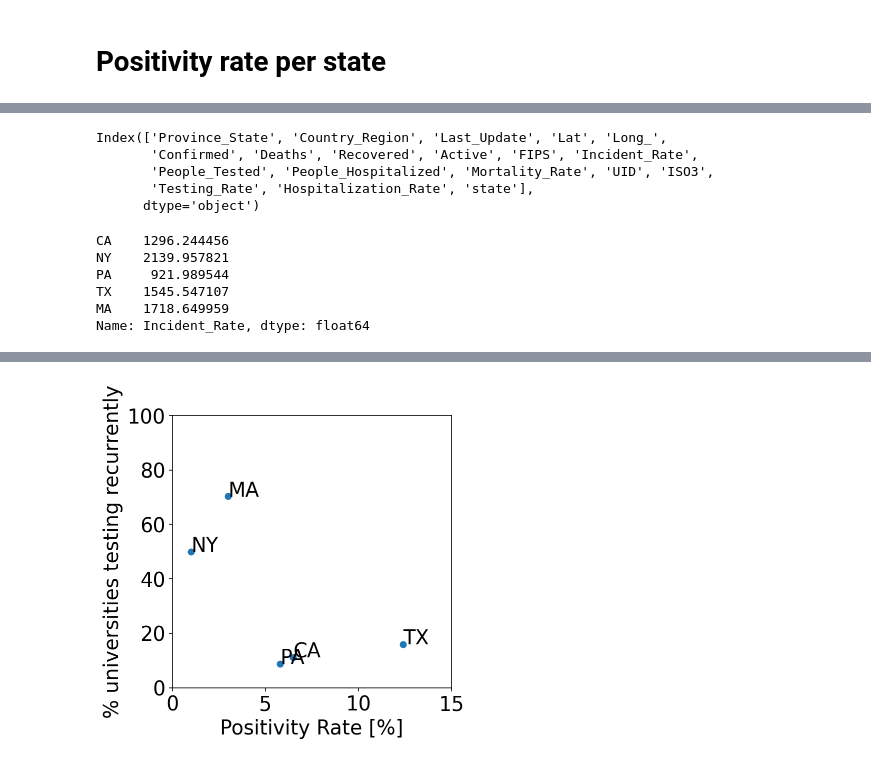
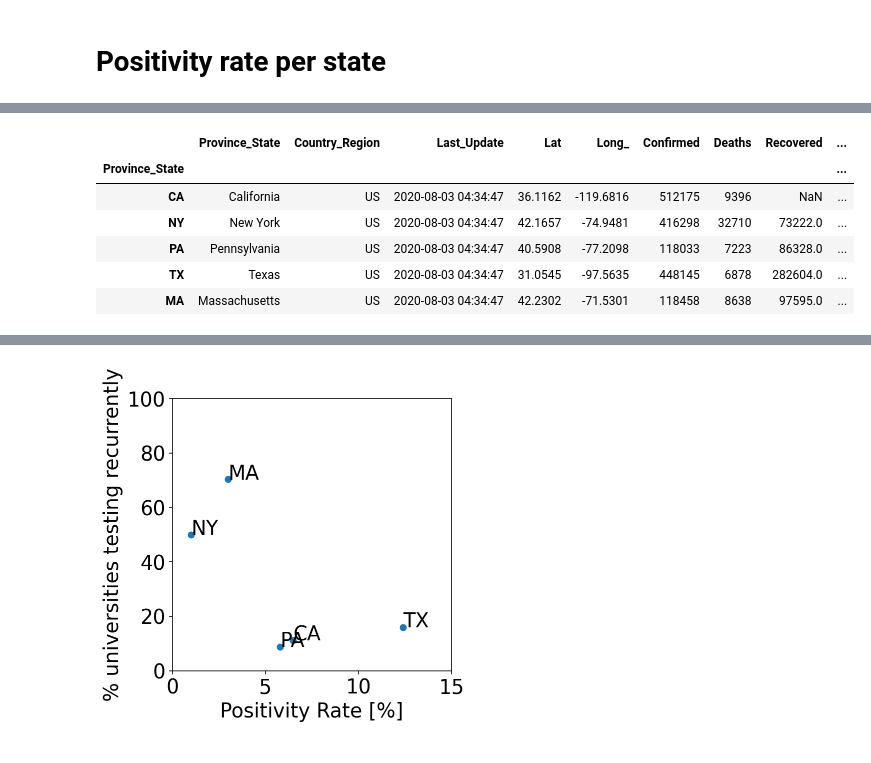
Before and after one commit to pachterlab/BTRBP_2020, a Jupyter notebook: notebooks/basic_stats.ipynb, the cells around one changed output, grey strips where cells are left out. Drawn from its saved outputs; the diff is of its cells as text; code cells hidden in the pictures.

```diff
--- a/notebooks/basic_stats.ipynb
+++ b/notebooks/basic_stats.ipynb
@@ -341,17 +351,10 @@ daily.index = daily.state.values
-# %%
-daily.columns
-# %% [output]
-Index(['Province_State', 'Country_Region', 'Last_Update', 'Lat', 'Long_',
-       'Confirmed', 'Deaths', 'Recovered', 'Active', 'FIPS', 'Incident_Rate',
-       'People_Tested', 'People_Hospitalized', 'Mortality_Rate', 'UID', 'ISO3',
-       'Testing_Rate', 'Hospitalization_Rate', 'state'],
-      dtype='object')
 # %%
-daily.loc[top_states]["Incident_Rate"].values
+daily.loc[top_states]
 # %% [output]
-CA    1296.244456
-NY    2139.957821
-PA     921.989544
-TX    1545.547107
-MA    1718.649959
-Name: Incident_Rate, dtype: float64
+|  | Province_State | Country_Region | Last_Update | Lat | Long_ | Confirmed | Deaths | Recovered | ... |
+| Province_State |  |  |  |  |  |  |  |  | ... |
+| CA | California | US | 2020-08-03 04:34:47 | 36.1162 | -119.6816 | 512175 | 9396 | NaN | ... |
+| NY | New York | US | 2020-08-03 04:34:47 | 42.1657 | -74.9481 | 416298 | 32710 | 73222.0 | ... |
+| PA | Pennsylvania | US | 2020-08-03 04:34:47 | 40.5908 | -77.2098 | 118033 | 7223 | 86328.0 | ... |
+| TX | Texas | US | 2020-08-03 04:34:47 | 31.0545 | -97.5635 | 448145 | 6878 | 282604.0 | ... |
+| MA | Massachusetts | US | 2020-08-03 04:34:47 | 42.2302 | -71.5301 | 118458 | 8638 | 97595.0 | ... |
```
Also changed, not shown: parts of 18 cells of this notebook.
